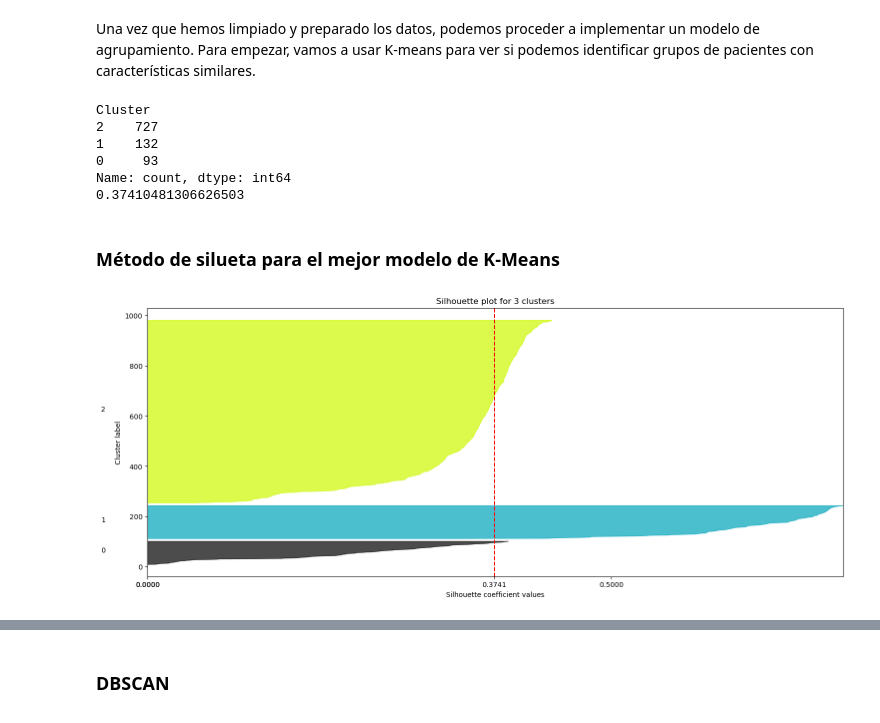
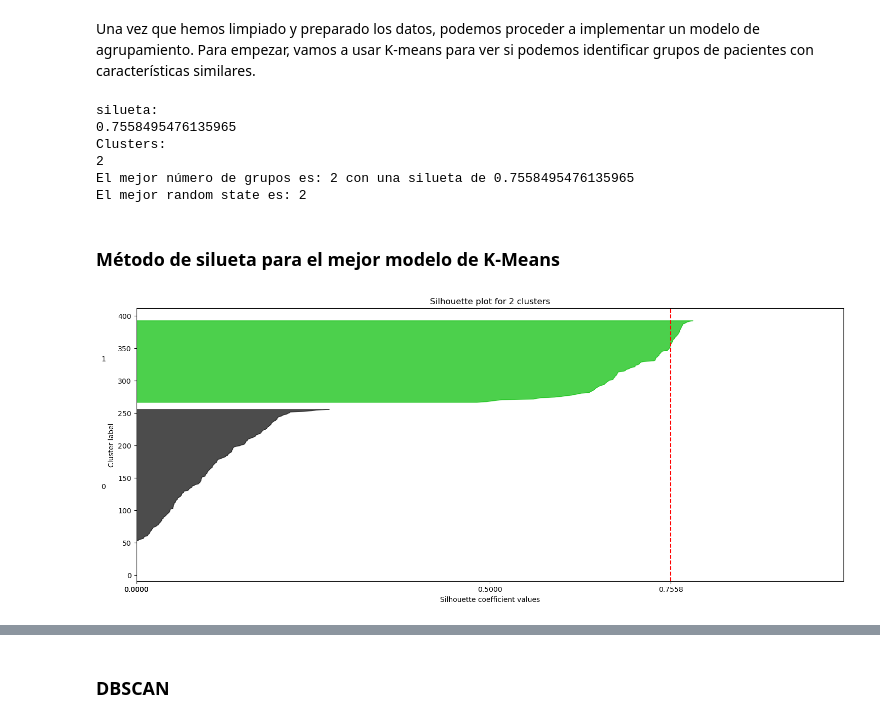
Before and after one commit to Grupo-Lab-BI/Lab_2, a Jupyter notebook: Lab2.ipynb, the cells around one changed output, grey strips where cells are left out. Cells and saved outputs as stored; diff of their text form; code cells hidden in the pictures.

Commit message:
kmeans implementado, falta documentar

```diff
--- a/Lab2.ipynb
+++ b/Lab2.ipynb
@@ -536,42 +536,47 @@ scaled_df
 # %% [markdown]
 Una vez que hemos limpiado y preparado los datos, podemos proceder a implementar un modelo de agrupamiento. Para empezar, vamos a usar K-means para ver si podemos identificar grupos de pacientes con características similares.
 # %%
-# rango_num_clusters = range(2,10)
-# mejor_num_clusters = 0
-# mejor_silueta =-1
+rango_num_clusters = range(2,10)
+rango_random_state = range(2, 50)
+mejor_num_clusters = 0
+mejor_random = 0
+mejor_silueta =-1
 
-# for j in rango_num_clusters:
-#         kmeans = KMeans(n_clusters=j, random_state=42)
-#         cluster_labels = kmeans.fit_predict(scaled_data)
-#         silhouette_avg = silhouette_score(scaled_data, cluster_labels)
+for i in rango_random_state:
+    for j in rango_num_clusters:
+            kmeans = KMeans(n_clusters=j, random_state=i)
+            cluster_labels = kmeans.fit_predict(scaled_data)
+            silhouette_avg = silhouette_score(scaled_data, cluster_labels)
 
-#         if silhouette_avg > mejor_silueta:
-#             print("silueta: ")
-#             print( silhouette_avg)
-#             print("Clusters:")
-#             print(j)
-#             mejor_silueta = silhouette_avg
-#             mejor_num_clusters = j
-#             best_model = kmeans
+            if silhouette_avg > mejor_silueta:
+                print("silueta: ")
+                print( silhouette_avg)
+                print("Clusters:")
+                print(j)
+                mejor_silueta = silhouette_avg
+                mejor_num_clusters = j
+                best_model = kmeans
+                mejor_random = i
 
-# print(f"El mejor número de grupos es: {mejor_num_clusters} con una silueta de {mejor_silueta}")
-# dataCopy['Cluster'] = best_model.labels_
+print(f"El mejor número de grupos es: {mejor_num_clusters} con una silueta de {mejor_silueta}")
+dataCopy['Cluster'] = best_model.labels_
+print(f"El mejor random state es: {mejor_num_clusters} ")
 
-kmeans = KMeans(n_clusters= 3, random_state=42)
+# kmeans = KMeans(n_clusters= 3, random_state=42)
 
-cluster_labels = kmeans.fit_predict(scaled_df)
-silhouette_avg = silhouette_score(scaled_df, cluster_labels)
-dataCopy['Cluster'] = kmeans.labels_
+# cluster_labels = kmeans.fit_predict(scaled_df)
+# silhouette_avg = silhouette_score(scaled_df, cluster_labels)
+# dataCopy['Cluster'] = kmeans.labels_
 
-print(dataCopy['Cluster'].value_counts())
-print(silhouette_avg)
+# print(dataCopy['Cluster'].value_counts())
+# print(silhouette_avg)
 # %% [output]
-Cluster
-2    727
-1    132
-0     93
-Name: count, dtype: int64
-0.37410481306626503
+silueta:
+0.7558495476135965
+Clusters:
+2
+El mejor número de grupos es: 2 con una silueta de 0.7558495476135965
+El mejor random state es: 2
 # %% [markdown]
 ### Método de silueta para el mejor modelo de K-Means
 # %%
@@ -580,10 +585,10 @@ sample_silhouette_values = silhouette_samples(scaled_data, cluster_labels)
 # Create a silhouette plot
 fig, ax1 = plt.subplots(1, 1)
 fig.set_size_inches(18, 7)
-clusters = kmeans.n_clusters
+clusters = mejor_num_clusters
 
 # Set the x-axis limits (silhouette scores can range from -1 to +1)
-ax1.set_xlim([0, 0.75])
+ax1.set_xlim([0, 1])
 
 # Set the y-axis limits to be the size of the dataset plus some padding
 
@@ -592,33 +597,33 @@ y_lower = 10  # Starting point for the y-axis
 for i in range(clusters):
     #Aggregate the silhouette scores for cluster i
     ith_cluster_silhouette_values = sample_silhouette_values[cluster_labels == i]
     ith_cluster_silhouette_values.sort()
 
     size_cluster_i = ith_cluster_silhouette_values.shape[0]
     y_upper = y_lower + size_cluster_i
 
     #Pick a color for the plot
     color = plt.cm.nipy_spectral(float(i) / clusters)
     ax1.fill_betweenx(np.arange(y_lower, y_upper),
                       0, ith_cluster_silhouette_values,
                       facecolor=color, edgecolor=color, alpha=0.7)
 
     #Label the silhouette plot with cluster numbers
     ax1.text(-0.05, y_lower + 0.5 * size_cluster_i, str(i))
 
     #Compute the new y_lower for the next plot
     y_lower = y_upper + 10  # 10 for the gap between clusters
 
 #Add labels and title to the plot
 ax1.set_title(f"Silhouette plot for {clusters} clusters")
 ax1.set_xlabel("Silhouette coefficient values")
 ax1.set_ylabel("Cluster label")
 
 #Vertical line for average silhouette score
-ax1.axvline(x=silhouette_avg, color="red", linestyle="--")
-ax1.set_xticks([0, 0, silhouette_avg, 0.5])
+ax1.axvline(x=mejor_silueta, color="red", linestyle="--")
+ax1.set_xticks([0, 0, mejor_silueta, 0.5])
 
 
 plt.show()
 # %% [output]
-[figure, old version]
+[figure, new version]
```
Also changed, not shown: parts of 4 cells of this notebook.
